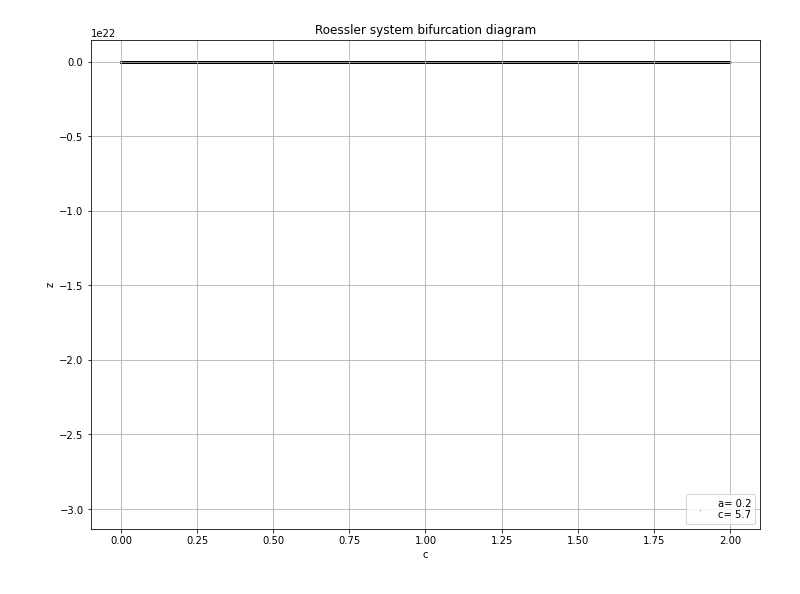
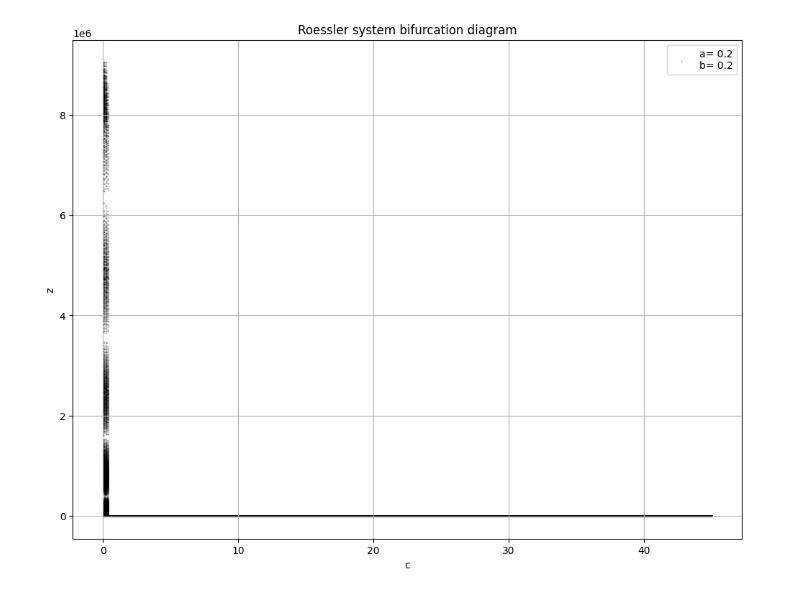
Before and after one commit to fosjr/Synergetics, a Jupyter notebook: Roessler/BifurcationDiagram_Roessler.ipynb, the cells around one changed output. Drawn from its saved outputs; the diff is of its cells as text; code cells hidden in the pictures.

Commit message:
Change Roessler bifurcation diagram

```diff
--- a/Roessler/BifurcationDiagram_Roessler.ipynb
+++ b/Roessler/BifurcationDiagram_Roessler.ipynb
@@ -8,8 +8,8 @@ initial_state = [1., 0.1, 0.6]
 
 # define the system parameters sigma, rho, and beta
 a = 0.2
-b = np.arange(0, 2, 0.0013)     #np.arange(0, 2, 0.0013), 0.2
-c = 5.7    #5.7, np.arange(45, 0, -0.036)
+b = 0.2     #np.arange(0, 2, 0.0013), 0.2
+c = np.arange(45, 0, -0.036)    #5.7, np.arange(45, 0, -0.036)
 
 # define the time points to solve for, evenly spaced between the start and end times
 start_time = 0
@@ -39,14 +39,14 @@ def find_extrema(points, length, parameter, n, result):
 # %%
 # define the function
 def bifurcation_diagram(result, n):
-    for b_ind in range(len(b)):
+    for c_ind in range(len(c)):
 
         # get the points, by solving the system of equations
-        points = odeint(roessler_system, initial_state, tspan, args=(a, b[b_ind], c))
+        points = odeint(roessler_system, initial_state, tspan, args=(a, b, c[c_ind]))
         length = len(points)
 
         # save to the 'result' local extrema points
-        result = find_extrema(points, length, b[b_ind], n, result)
+        result = find_extrema(points, length, c[c_ind], n, result)
 
         # save end value for next initial state
         initial_state[0], initial_state[1], initial_state[2] = points[:, 0][length - 1], points[:, 1][length - 1], points[:, 2][length - 1]
@@ -87,6 +94,5 @@ plotting(res, 'y')
 # %%
 res = np.array([[0, 0]])
 res = bifurcation_diagram(res, 2)
-plotting(res, 'z')
 # %% [output]
-[figure, old version]
+[figure, new version]
```
Also changed, not shown: parts of 8 cells of this notebook.
